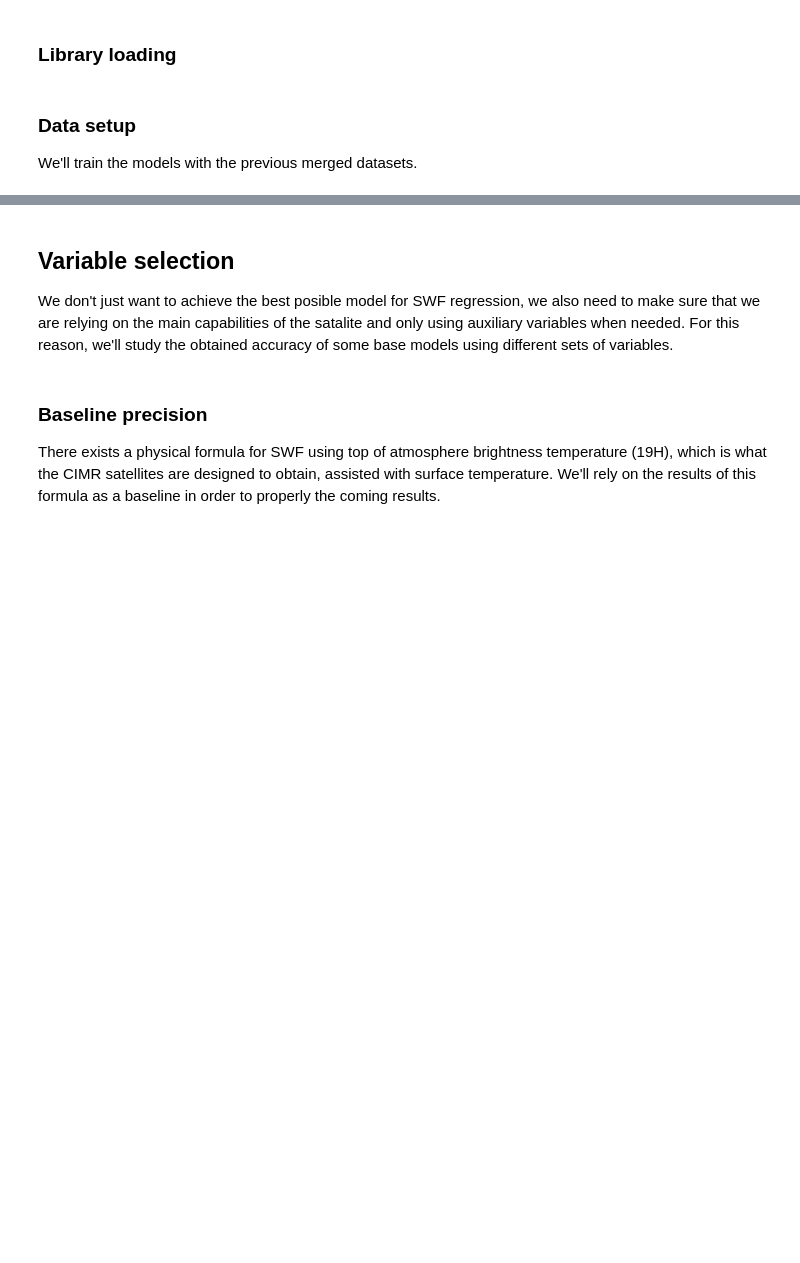
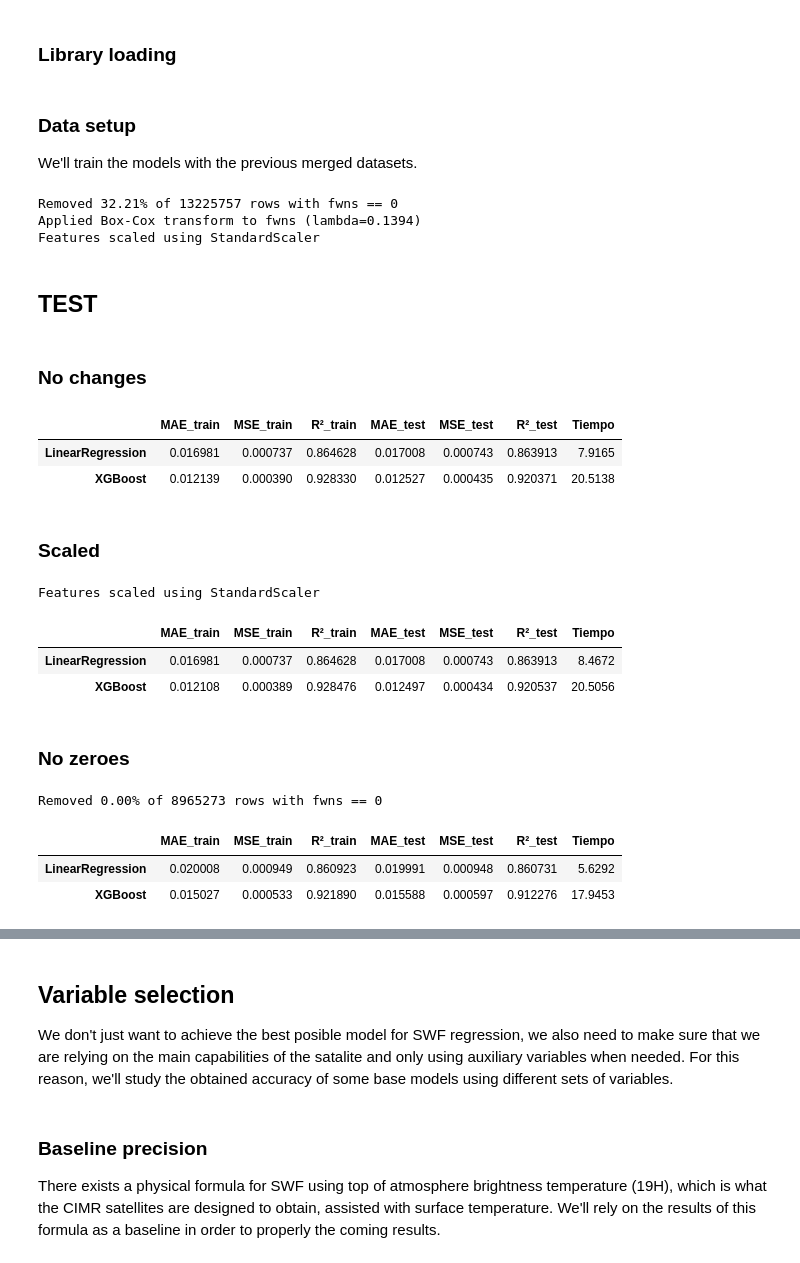
Before and after one commit to marcvem2AED/ML-framework-for-SWF-retrieval, a Jupyter notebook: Model_training.ipynb, the cells around one changed output, grey strips where cells are left out. Cells and saved outputs as stored; diff of their text form; code cells hidden in the pictures; blank space fills up the shorter version.

Commit message:
Scaling applied

```diff
--- a/Model_training.ipynb
+++ b/Model_training.ipynb
@@ -30,6 +30,26 @@ time_coder = xr.coders.CFDatetimeCoder(use_cftime=True)
 We'll train the models with the previous merged datasets.
 # %%
 df = pd.read_parquet("data/windsat_2017")
+# %%
+# drop rows where target is zero and make a copy
+initial_count = len(df)
+df = df[df['fwns'] != 0].copy()
+removed = initial_count - len(df)
+print(f"Removed {removed/initial_count*100:.2f}% of {initial_count} rows with fwns == 0")
+
+# box-cox transform (requires strictly positive values)
+df['fwns'], fwns_lambda = stats.boxcox(df['fwns'])
+print(f"Applied Box‑Cox transform to fwns (lambda={fwns_lambda:.4f})")
+
+# assume all columns except the target are features
+feature_cols = df.columns.drop('fwns')
+scaler = StandardScaler()
+df[feature_cols] = scaler.fit_transform(df[feature_cols])
+print("Features scaled using StandardScaler")
+# %% [output]
+Removed 32.21% of 13225757 rows with fwns == 0
+Applied Box‑Cox transform to fwns (lambda=0.1394)
+Features scaled using StandardScaler
 # %%
 train_idx, test_idx = train_test_split(
     df.index,
@@ -39,3 +59,33 @@ train_idx, test_idx = train_test_split(
 )
 
 y = df['fwns']
+# %% [markdown]
+## TEST
+# %% [markdown]
+### No changes
+# %%
+# -------- FULL SET --------
+X_full_train = df.drop(columns=["fwns"]).loc[train_idx]
+X_full_test  = df.drop(columns=["fwns"]).loc[test_idx]
+y_full_train = y.loc[train_idx]
+y_full_test  = y.loc[test_idx]
+# %%
+results_full = train_and_evaluate_models_list(X_full_train, y_full_train, X_full_test, y_full_test, models)
+
+table_full = format_results_table(results_full)
+
+display(table_full)
+# %% [output]
+|  | MAE_train | MSE_train | R²_train | MAE_test | MSE_test | R²_test | Tiempo |
+| LinearRegression | 0.016981 | 0.000737 | 0.864628 | 0.017008 | 0.000743 | 0.863913 | 7.9165 |
+| XGBoost | 0.012139 | 0.000390 | 0.928330 | 0.012527 | 0.000435 | 0.920371 | 20.5138 |
+# %% [markdown]
+### Scaled
+# %%
+# assume all columns except the target are features
+feature_cols = df.columns.drop('fwns')
+scaler = StandardScaler()
+df[feature_cols] = scaler.fit_transform(df[feature_cols])
+print("Features scaled using StandardScaler")
+# %% [output]
+Features scaled using StandardScaler
@@ -41,0 +98,20 @@ y = df['fwns']
+# %%
+results_full = train_and_evaluate_models_list(X_full_train, y_full_train, X_full_test, y_full_test, models)
+
+table_full = format_results_table(results_full)
+
+display(table_full)
+# %% [output]
+|  | MAE_train | MSE_train | R²_train | MAE_test | MSE_test | R²_test | Tiempo |
+| LinearRegression | 0.016981 | 0.000737 | 0.864628 | 0.017008 | 0.000743 | 0.863913 | 8.4672 |
+| XGBoost | 0.012108 | 0.000389 | 0.928476 | 0.012497 | 0.000434 | 0.920537 | 20.5056 |
+# %% [markdown]
+### No zeroes
+# %%
+# drop rows where target is zero and make a copy
+initial_count = len(df)
+df = df[df['fwns'] != 0].copy()
+removed = initial_count - len(df)
+print(f"Removed {removed/initial_count*100:.2f}% of {initial_count} rows with fwns == 0")
+# %% [output]
+Removed 0.00% of 8965273 rows with fwns == 0
@@ -41,0 +124,10 @@ y = df['fwns']
+# %%
+results_full = train_and_evaluate_models_list(X_full_train, y_full_train, X_full_test, y_full_test, models)
+
+table_full = format_results_table(results_full)
+
+display(table_full)
+# %% [output]
+|  | MAE_train | MSE_train | R²_train | MAE_test | MSE_test | R²_test | Tiempo |
+| LinearRegression | 0.020008 | 0.000949 | 0.860923 | 0.019991 | 0.000948 | 0.860731 | 5.6292 |
+| XGBoost | 0.015027 | 0.000533 | 0.921890 | 0.015588 | 0.000597 | 0.912276 | 17.9453 |
```
Also changed, not shown: parts of 18 cells of this notebook, 2 other files.
